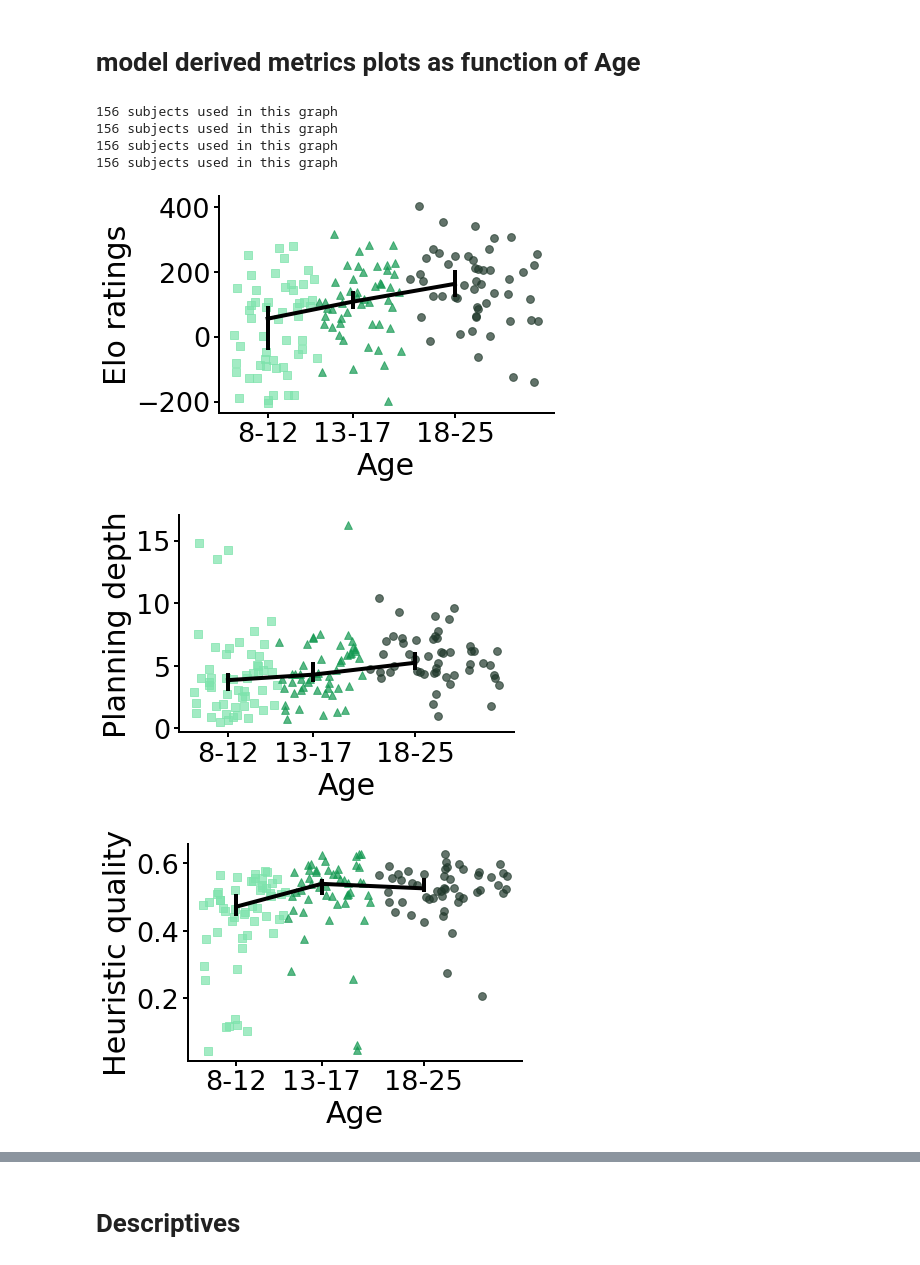
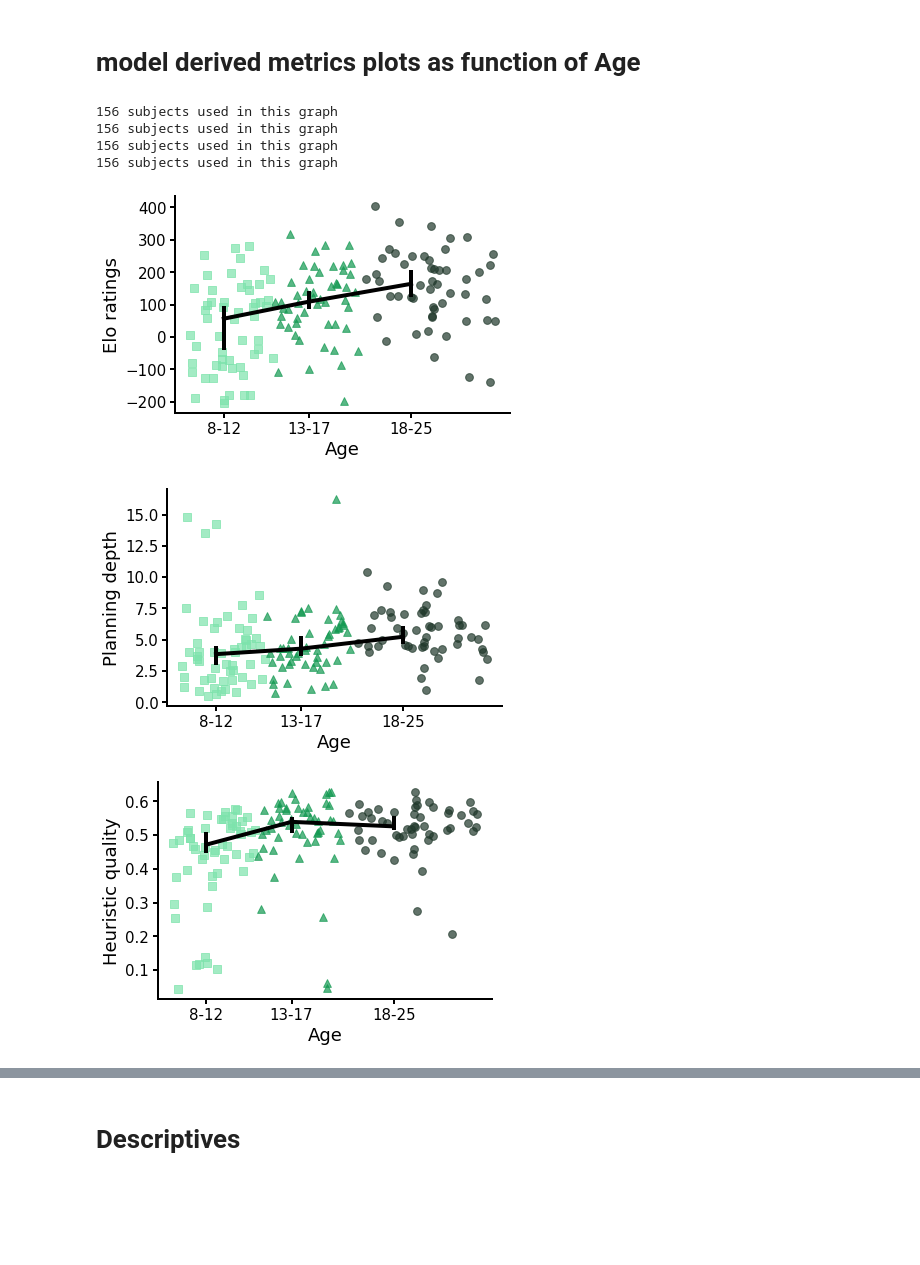
Before and after one commit to sinabolouki/fourinarow_analyses, a Jupyter notebook: Analysis notebooks/new/Age Plots.ipynb, the cells around one changed output, grey strips where cells are left out. Cells and saved outputs as stored; diff of their text form; code cells hidden in the pictures; blank space fills up the shorter version.

Commit message:
Styling for the regression plots match the elo as function of metrics plots

```diff
--- a/Analysis notebooks/new/Age Plots.ipynb
+++ b/Analysis notebooks/new/Age Plots.ipynb
@@ -245,7 +245,7 @@ dtype: float64
 age_colors = ['#7DE3AC', '#129951','#20382B']
 age_labels = ["8-12","13-17","18-25"]
 
-rcParams['figure.figsize'] = (5,5) #figure size in inches
+rcParams['figure.figsize'] = (3.3,3) #figure size in inches
 
 def bootstrap_median(data, repetitions = 9999, alpha = 0.05):
     n = len(data)
@@ -256,45 +256,46 @@ def bootstrap_median(data, repetitions = 9999, alpha = 0.05):
     hi = np.percentile(medians, 100 * (1 - 0.5 * alpha))
     return (lo, hi)
 
-def set_labels(ax, title, reposition_ticks = True):
-    ax.set_xlabel("Age", fontsize = 30)
-    ax.set_ylabel(title, fontsize = 30)
+def set_labels(ax, title, reposition_ticks = True, age_categories = True):
+    ax.set_xlabel("Age", fontsize = 18)
+    ax.set_ylabel(title, fontsize = 18)
     labels = age_labels.copy()
     if reposition_ticks:
         ax.set_xticks(list(ageBinrNr2Value.values()))
-    ax.set_xticklabels(labels, fontsize = 27)
-    ax.tick_params(labelsize=27)
+    if age_categories:
+        ax.set_xticklabels(labels, fontsize = 15)
+    ax.tick_params(labelsize=15)
     ax.spines["top"].set_visible(False)
     ax.spines["right"].set_visible(False)
     ax.legend([])
     return ax
 
-def plot_scatter_metric(col, title, df, ax):
+def plot_scatter_metric(col, title, df, ax, age_categories = True):
     size = 250
     age_markers = ['s', '^', 'o']
     for i in range(3):
         df[df["ageBinNr"] == i].plot.scatter("ExactAge", col, c = age_colors[i], ax = ax, s = 60, alpha = 0.7, marker=age_markers[i])
     print(f"{len(df.dropna(subset=[col]))} subjects used in this graph")
-    set_labels(ax, title)
+    set_labels(ax, title, age_categories, age_categories)
 
 def plot_with_errorbars(col, title, df = None):
     if not isinstance(df, pd.DataFrame):
         df = metrics.groupby("subject").mean().reset_index()
     line_data = df.groupby("ageBinValue")[col].aggregate([("median", np.median), ("95p_ci", lambda x: bootstrap_median(x, 5000))])
     errors = np.array(line_data.apply(lambda row: [row["median"] - row["95p_ci"][0], row["95p_ci"][1] - row["median"]], axis = 1).tolist()).T
     ax = line_data.plot(y = "median", yerr=errors, color='k', linewidth=4) # Line and error bars
     plot_scatter_metric(col, title, df, ax)
     return ax
 
 elo_plot = plot_with_errorbars("elo", "Elo ratings")
 pd_plot = plot_with_errorbars("planning depth", "Planning depth")
 hq_plot = plot_with_errorbars("heuristic quality", "Heuristic quality")
 fdr_plot = plot_with_errorbars("feature drop rate", "Feature drop rate")
 # %% [output]
 156 subjects used in this graph
 156 subjects used in this graph
 156 subjects used in this graph
 156 subjects used in this graph
-[figure, old version]
+[figure, new version]
-[figure, old version]
+[figure, new version]
-[figure, old version]
+[figure, new version]
```
Also changed, not shown: parts of 29 cells of this notebook.
